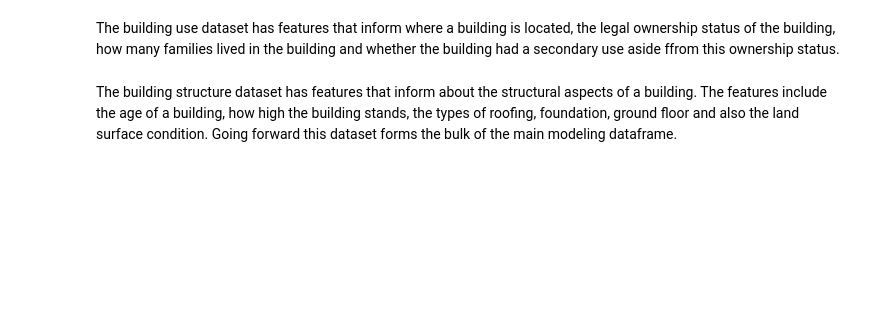
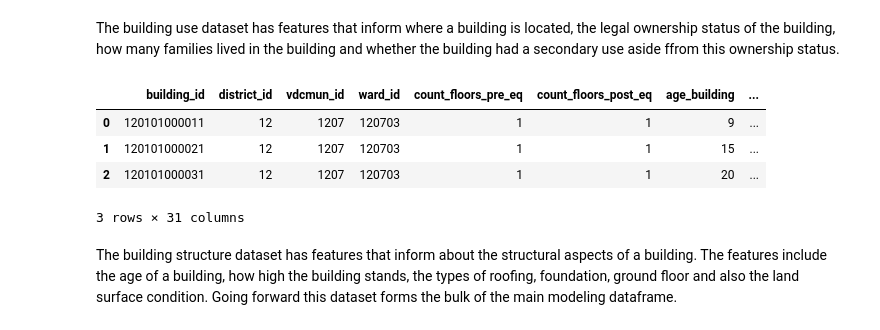
Before and after one commit to Yeshi341/structural_damage_from_earthquake, a Jupyter notebook: predicting_building_damage.ipynb, the cells around one changed output. Saved outputs shown, nothing was run; the diff lists cells and outputs as text; code cells hidden in the pictures; blank space fills up the shorter version.

```diff
--- a/predicting_building_damage.ipynb
+++ b/predicting_building_damage.ipynb
@@ -77,8 +83,14 @@ The dataset covers information on 762106 damaged buildings. The building use dat
 # %% [markdown]
 The building use dataset has features that inform where a building is located, the legal ownership status of the building, how many families lived in the building and whether the building had a secondary use aside ffrom this ownership status.
 # %%
-# # Uncomment to preview first three rows of dataset
-# building_structure_df.head(3)
+# Preview first three rows of dataset
+building_structure_df.head(3)
+# %% [output]
+|  | building_id | district_id | vdcmun_id | ward_id | count_floors_pre_eq | count_floors_post_eq | age_building | ... |
+| 0 | 120101000011 | 12 | 1207 | 120703 | 1 | 1 | 9 | ... |
+| 1 | 120101000021 | 12 | 1207 | 120703 | 1 | 1 | 15 | ... |
+| 2 | 120101000031 | 12 | 1207 | 120703 | 1 | 1 | 20 | ... |
+3 rows × 31 columns
 # %% [markdown]
 The building structure dataset has features that inform about the structural aspects of a building. The features include the age of a building, how high the building stands, the types of roofing, foundation, ground floor and also the land surface condition. Going forward this dataset forms the bulk of the main modeling dataframe.
 # %%
```
Also changed, not shown: parts of 12 cells of this notebook, 12 other files.
